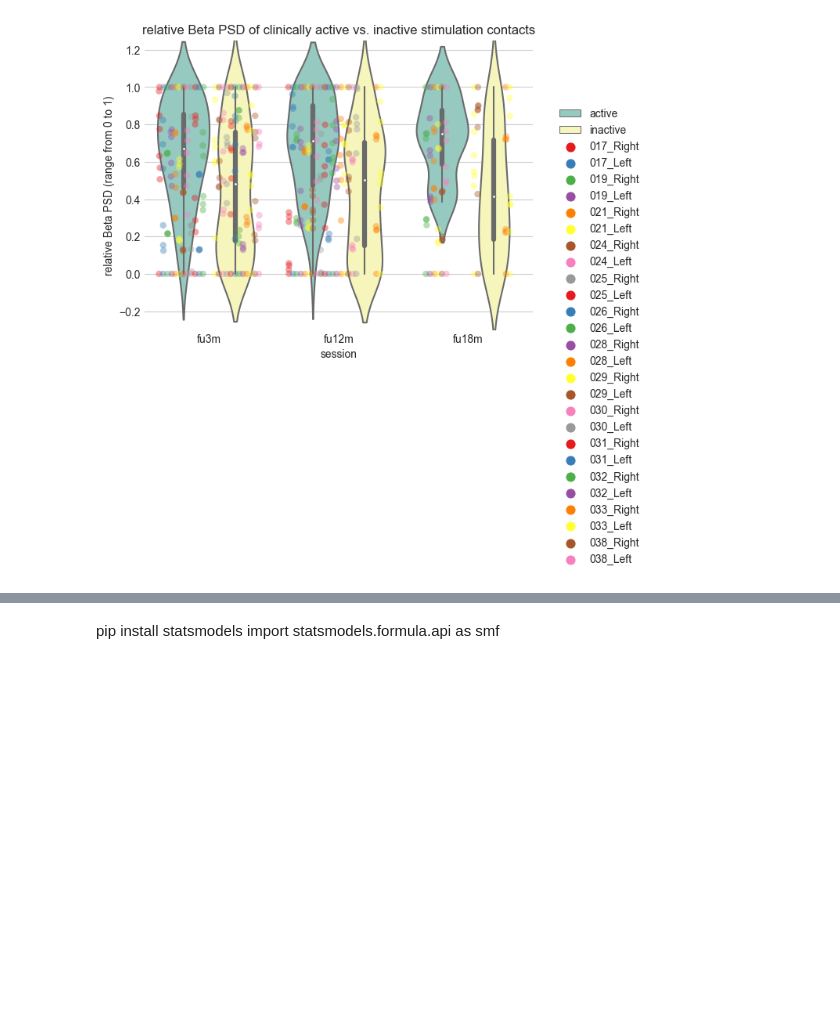
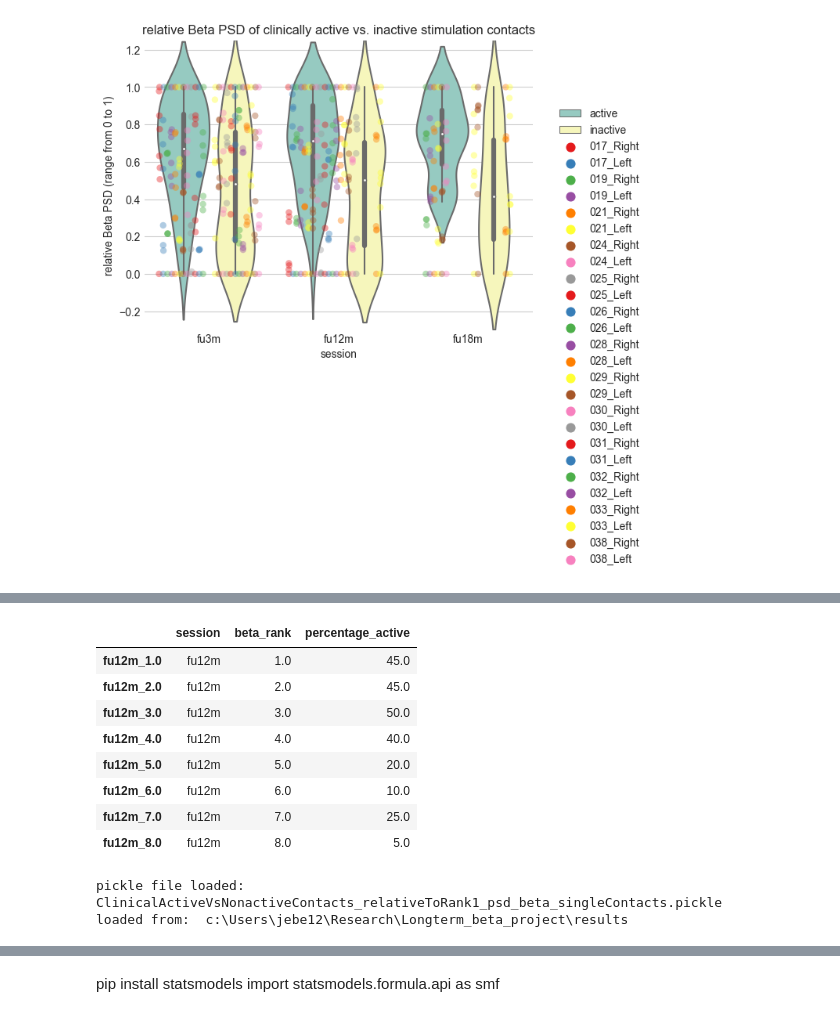
Before and after one commit to JKBehnke/BetaSenSightLongterm, a Jupyter notebook: notebooks/bssu_oscillations_active_contacts.ipynb, the cells around one changed output, grey strips where cells are left out. Drawn from its saved outputs; the diff is of its cells as text; code cells hidden in the pictures; blank space fills up the shorter version.

```diff
--- a/notebooks/bssu_oscillations_active_contacts.ipynb
+++ b/notebooks/bssu_oscillations_active_contacts.ipynb
@@ -604,0 +613,25 @@ plt.legend(loc="upper right", bbox_to_anchor=(1.3, 0.8))
+# %%
+active_vs_inactive["fu12m_df"]
+# %% [output]
+|  | session | beta_rank | percentage_active |
+| fu12m_1.0 | fu12m | 1.0 | 45.0 |
+| fu12m_2.0 | fu12m | 2.0 | 45.0 |
+| fu12m_3.0 | fu12m | 3.0 | 50.0 |
+| fu12m_4.0 | fu12m | 4.0 | 40.0 |
+| fu12m_5.0 | fu12m | 5.0 | 20.0 |
+| fu12m_6.0 | fu12m | 6.0 | 10.0 |
+| fu12m_7.0 | fu12m | 7.0 | 25.0 |
+| fu12m_8.0 | fu12m | 8.0 | 5.0 |
+# %%
+# load Group Mono Ref weighted PSD to ccordinate distance
+
+active_vs_inactive = loadResults.load_ClinicalActiveVsInactive(
+    freqBand="beta",
+    attribute="relativeToRank1_psd",
+    singleContacts_or_average="singleContacts"
+)
+
+# TODO: include all longterm follow ups: fu_longterm for all fu appointments > 12m (18,20,22,24) -> load BSSU of longterm fu and rename instead of fu18m, fu20m -> fu_longterm
+# %% [output]
+pickle file loaded:  ClinicalActiveVsNonactiveContacts_relativeToRank1_psd_beta_singleContacts.pickle
+loaded from:  c:\Users\jebe12\Research\Longterm_beta_project\results
```
Also changed, not shown: parts of 10 cells of this notebook, 1 other file.
